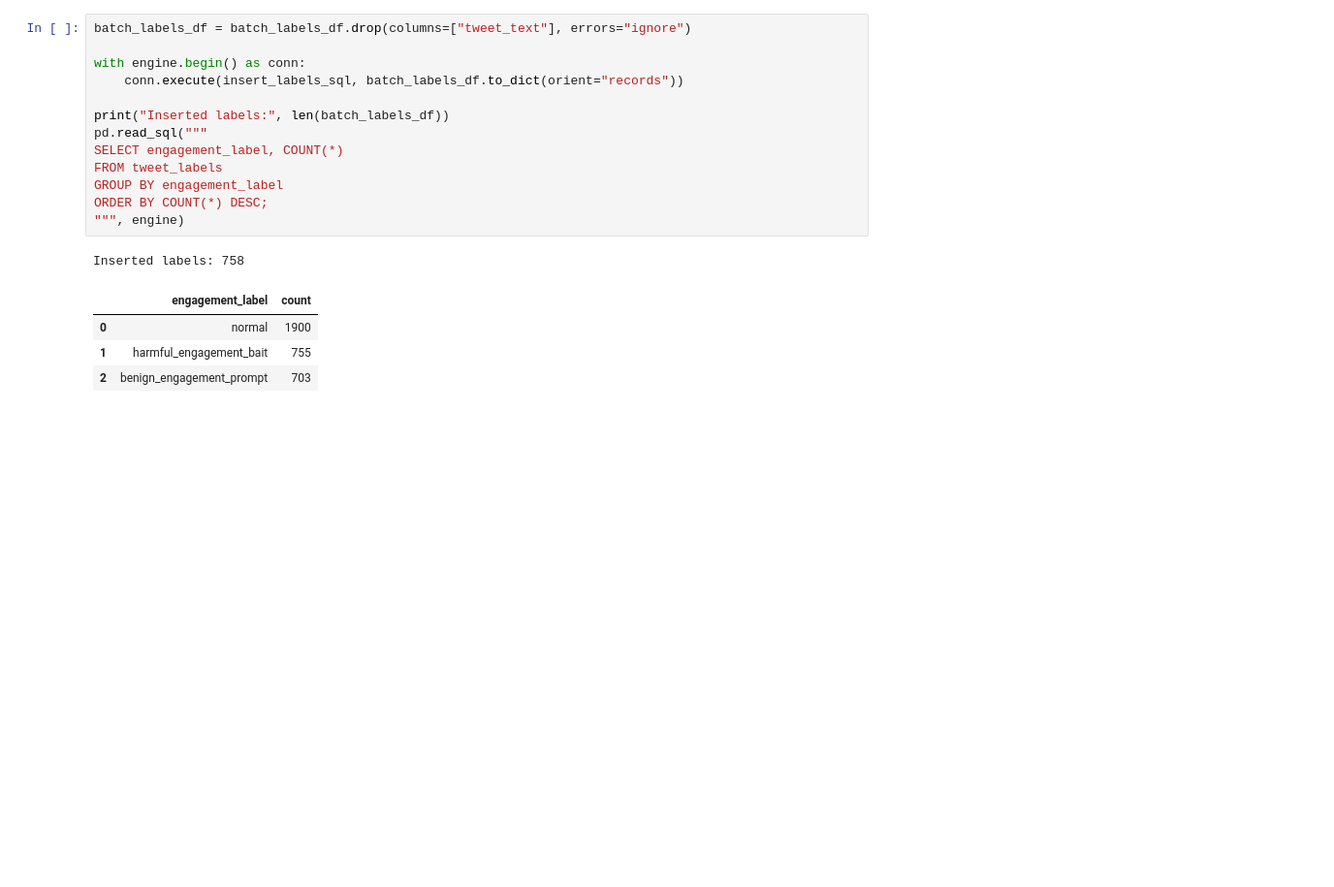
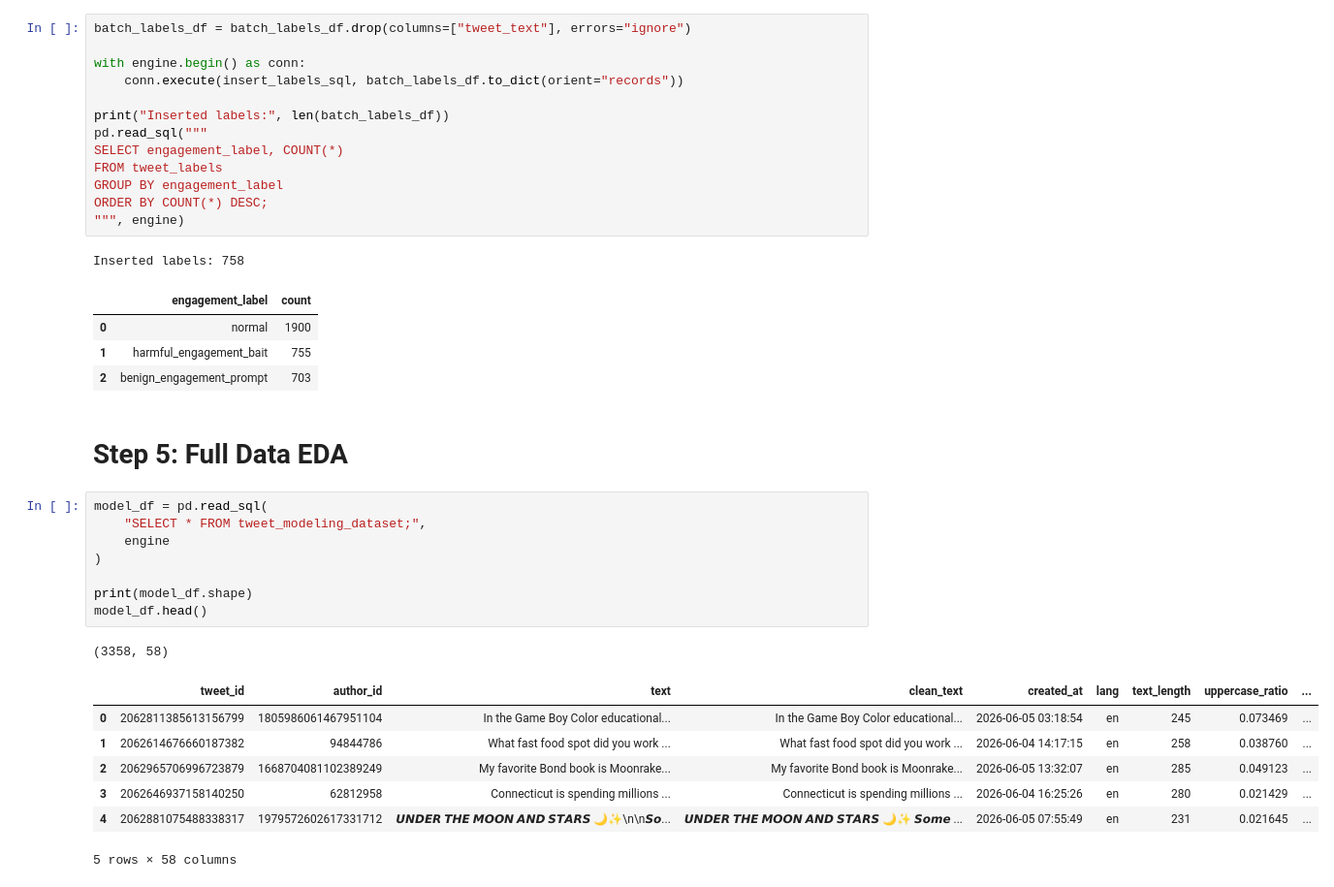
Before and after one commit to RJ-Worrall/Twitter_Engagement_Bait_Modeling, a Jupyter notebook: Twitter_Project.ipynb, the cells around one changed output. Shown at 97% size. Saved outputs shown, nothing was run; the diff lists cells and outputs as text; blank space fills up the shorter version.

```diff
--- a/Twitter_Project.ipynb
+++ b/Twitter_Project.ipynb
@@ -1617,3 +1618,22 @@ Inserted labels: 758
 | 0 | normal | 1900 |
 | 1 | harmful_engagement_bait | 755 |
 | 2 | benign_engagement_prompt | 703 |
+# %% [markdown]
+# Step 5: Full Data EDA
+# %%
+model_df = pd.read_sql(
+    "SELECT * FROM tweet_modeling_dataset;",
+    engine
+)
+
+print(model_df.shape)
+model_df.head()
+# %% [output]
+(3358, 58)
+|  | tweet_id | author_id | text | clean_text | created_at | lang | text_length | uppercase_ratio | ... |
+| 0 | 2062811385613156799 | 1805986061467951104 | In the Game Boy Color educational... | In the Game Boy Color educational... | 2026-06-05 03:18:54 | en | 245 | 0.073469 | ... |
+| 1 | 2062614676660187382 | 94844786 | What fast food spot did you work ... | What fast food spot did you work ... | 2026-06-04 14:17:15 | en | 258 | 0.038760 | ... |
+| 2 | 2062965706996723879 | 1668704081102389249 | My favorite Bond book is Moonrake... | My favorite Bond book is Moonrake... | 2026-06-05 13:32:07 | en | 285 | 0.049123 | ... |
+| 3 | 2062646937158140250 | 62812958 | Connecticut is spending millions ... | Connecticut is spending millions ... | 2026-06-04 16:25:26 | en | 280 | 0.021429 | ... |
+| 4 | 2062881075488338317 | 1979572602617331712 | 𝙐𝙉𝘿𝙀𝙍 𝙏𝙃𝙀 𝙈𝙊𝙊𝙉 𝘼𝙉𝘿 𝙎𝙏𝘼𝙍𝙎 🌙✨\n\n𝙎𝙤... | 𝙐𝙉𝘿𝙀𝙍 𝙏𝙃𝙀 𝙈𝙊𝙊𝙉 𝘼𝙉𝘿 𝙎𝙏𝘼𝙍𝙎 🌙✨ 𝙎𝙤𝙢𝙚 ... | 2026-06-05 07:55:49 | en | 231 | 0.021645 | ... |
+5 rows × 58 columns
```
Also changed, not shown: parts of 3 cells of this notebook, 1 other file.
